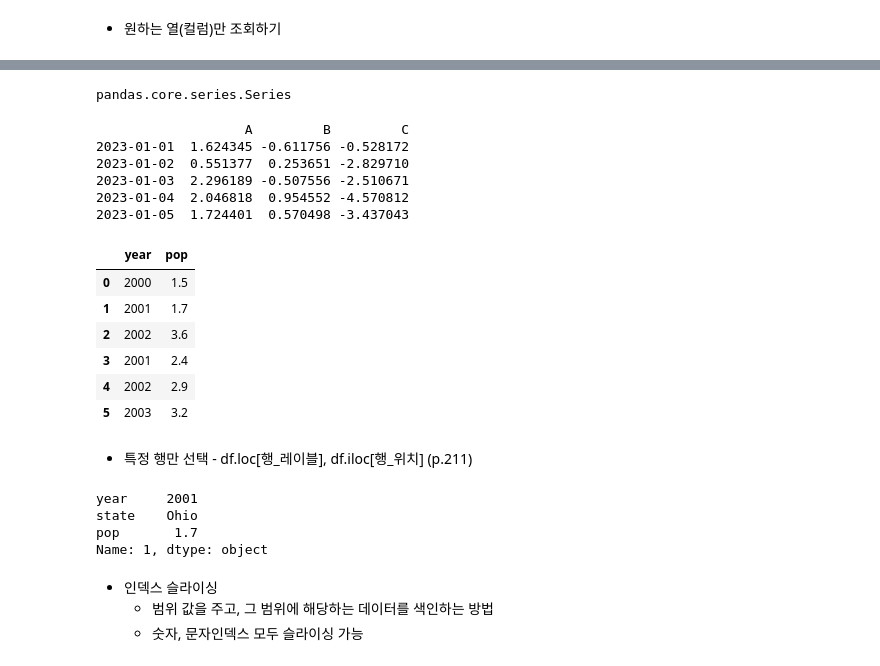
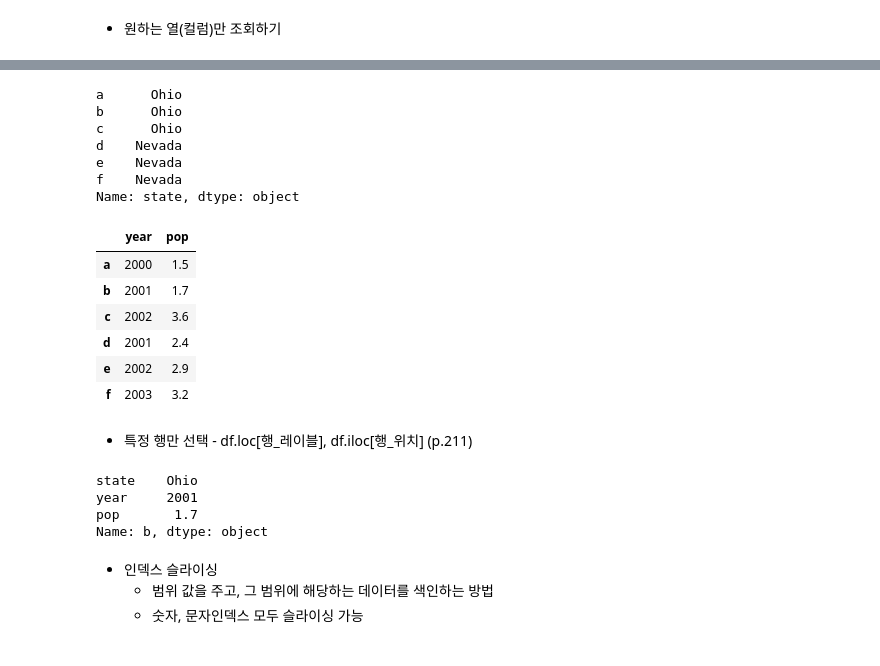
Before and after one commit to leesj0706/Python_basic3, a Jupyter notebook: ch05_update_class.ipynb, the cells around one changed output, grey strips where cells are left out. Saved outputs shown, nothing was run; the diff lists cells and outputs as text; code cells hidden in the pictures.

```diff
--- a/ch05_update_class.ipynb
+++ b/ch05_update_class.ipynb
@@ -850,48 +761,36 @@ frame2
 # %%
 # 1) state만 조회
-frame2["state"]
-type(frame2['state']) # Series 객체
-# frame2.state
+frame["state"]
+# type(frame2['state']) # Series 객체
 # %% [output]
-pandas.core.series.Series
+a      Ohio
+b      Ohio
+c      Ohio
+d    Nevada
+e    Nevada
+f    Nevada
+Name: state, dtype: object
-# %%
-#넘파이 2차원 배열을 이용하여 데이터프레임 생성
-np.random.seed(1)
-df2 = pd.DataFrame(data = np.random.randn(50, 3),
-                   index = pd.date_range('1/1/2023',periods = 50),
-                   columns=['A','B','C'])
-df2 = df2.cumsum()
-print(df2.head())
-#df2.plot() #시각화
-# %% [output]
-                   A         B         C
-2023-01-01  1.624345 -0.611756 -0.528172
-2023-01-02  0.551377  0.253651 -2.829710
-2023-01-03  2.296189 -0.507556 -2.510671
-2023-01-04  2.046818  0.954552 -4.570812
-2023-01-05  1.724401  0.570498 -3.437043
 # %%
 # 2) year와 pop 조회하기 - 색인 기호 안에 조회할 2개 이상의 컬럼명들을 리스트로 작성
-frame2[['year','pop']]
+frame[['year','pop']]
 # %% [output]
 |  | year | pop |
-| 0 | 2000 | 1.5 |
-| 1 | 2001 | 1.7 |
-| 2 | 2002 | 3.6 |
-| 3 | 2001 | 2.4 |
-| 4 | 2002 | 2.9 |
-| 5 | 2003 | 3.2 |
+| a | 2000 | 1.5 |
+| b | 2001 | 1.7 |
+| c | 2002 | 3.6 |
+| d | 2001 | 2.4 |
+| e | 2002 | 2.9 |
+| f | 2003 | 3.2 |
 # %% [markdown]
 * 특정 행만 선택 - df.loc[행_레이블], df.iloc[행_위치] (p.211)
 # %%
 # 1) 2번째 행 조회
-frame2.loc[1]
-frame2.iloc[1]
+frame.loc['b']
 # %% [output]
+state    Ohio
 year     2001
-state    Ohio
 pop       1.7
-Name: 1, dtype: object
+Name: b, dtype: object
 # %% [markdown]
 * 인덱스 슬라이싱
   * 범위 값을 주고, 그 범위에 해당하는 데이터를 색인하는 방법
```
Also changed, not shown: parts of 77 cells of this notebook, 12 other files.
